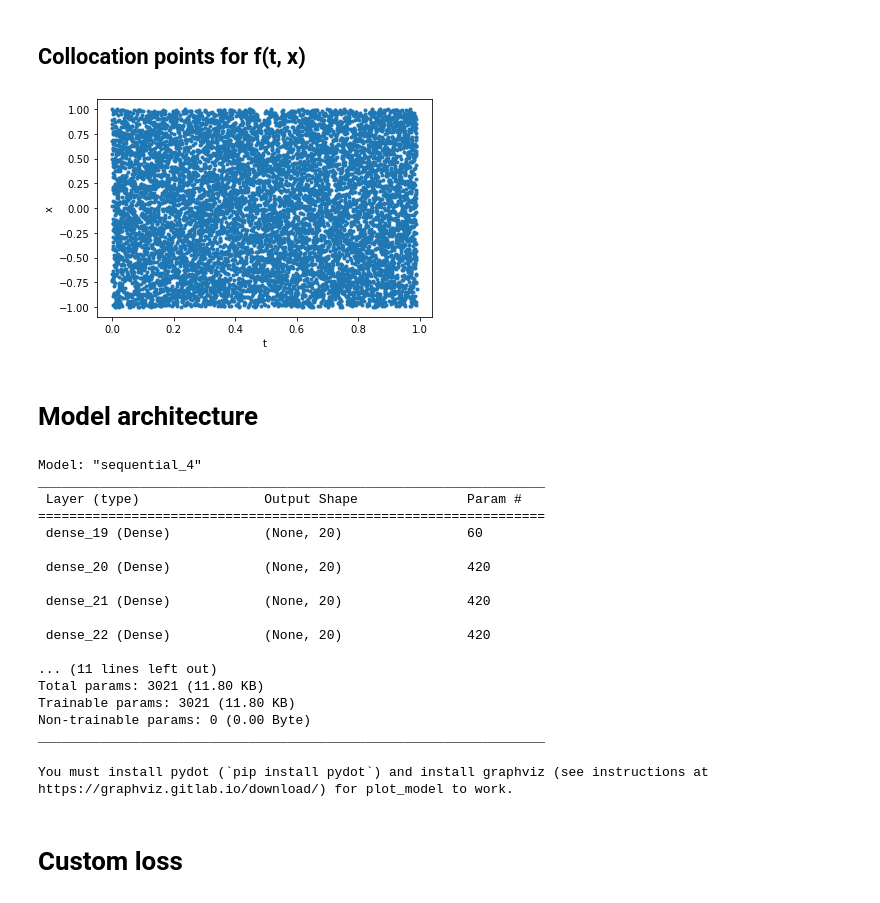
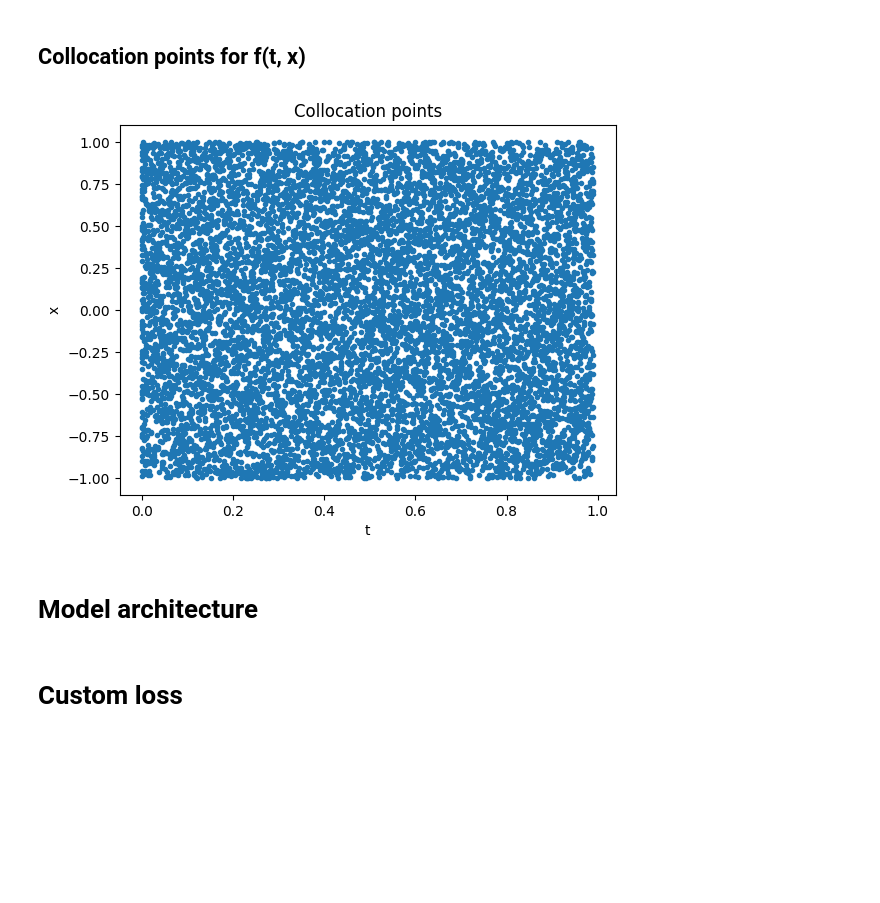
Before and after one commit to tyagi-ankit/keras_PINN, a Jupyter notebook: notebooks/Burgers_equation.ipynb, the cells around one changed output. Saved outputs shown, nothing was run; the diff lists cells and outputs as text; code cells hidden in the pictures; blank space fills up the shorter version.

```diff
--- a/notebooks/Burgers_equation.ipynb
+++ b/notebooks/Burgers_equation.ipynb
@@ -250,6 +127,6 @@ IC_BC_u.shape
 # %%
 # Let's randomly select `N_u` points for training purpose
-idx = rng.choice(len(IC_BC_u), size=N_u, replace=True, shuffle=False)
+idx = rng.choice(len(u_b), size=N_u, replace=False, shuffle=False)
 # %%
-X_u_train = IC_BC_coords[idx]
-u_train = IC_BC_u[idx]
+tx_train = tx_b[idx]
+u_train = u_b[idx]
@@ -278,23 +152,21 @@ plt.show()
 # Sample (t, x) in the domain using Latin hypercube sampling (LHS)
 # Dimension of the parameter space is 2: (t, x)
 sampler = qmc.LatinHypercube(d=2)
-X_f = sampler.random(n=N_f)
-# Original samples are in range [0, 1).
-# Scale them to desired lower and upper bounds
-X_f = qmc.scale(X_f, l_bounds=(X.min(), T.min()),
-                u_bounds=(X.max(), T.max()))
+tx_f = sampler.random(n=N_f)
+# Original samples are in the range [0, 1).
+# Scale them to the desired lower and upper bounds
+tx_f = qmc.scale(tx_f, (t.min(), x.min()), (t.max(), x.max()))
 # %%
 # Evaluate f(t, x) on the boundary points also
-X_f_train = np.vstack((X_f, X_u_train))
+tx_f = np.vstack((tx_f, tx_train))
 # %%
-# Plot the collocation points
-# Note: X_f_train includes X_u_train. Only X_f plotted here
-plt.scatter(X_f[:, 1], X_f[:, 0], marker=".")
+plt.scatter(tx_f[:, 0], tx_f[:, 1], marker=".")
 plt.xlabel('t')
 plt.ylabel('x')
+plt.title("Collocation points")
 plt.show()
 # %% [output]
-[figure, old version]
+[figure, new version]
 # %% [markdown]
 # Model architecture
 # %%
@@ -309,28 +181,4 @@ for _ in range(num_hidden_layers):  # Add hidden layers
 model.add(layers.Dense(units=1))  # Add the output layer
-# %%
-model.summary()
-# %% [output]
-Model: "sequential_4"
-_________________________________________________________________
- Layer (type)                Output Shape              Param #
-=================================================================
- dense_19 (Dense)            (None, 20)                60
-
- dense_20 (Dense)            (None, 20)                420
-
- dense_21 (Dense)            (None, 20)                420
-
- dense_22 (Dense)            (None, 20)                420
-
-... (11 lines left out)
-Total params: 3021 (11.80 KB)
-Trainable params: 3021 (11.80 KB)
-Non-trainable params: 0 (0.00 Byte)
-_________________________________________________________________
-# %%
-keras.utils.plot_model(model, show_shapes=True)
-# %% [output]
-You must install pydot (`pip install pydot`) and install graphviz (see instructions at https://graphviz.gitlab.io/download/) for plot_model to work.
 # %% [markdown]
 # Custom loss
 # %%
```
Also changed, not shown: parts of 63 cells of this notebook, 3 other files.
